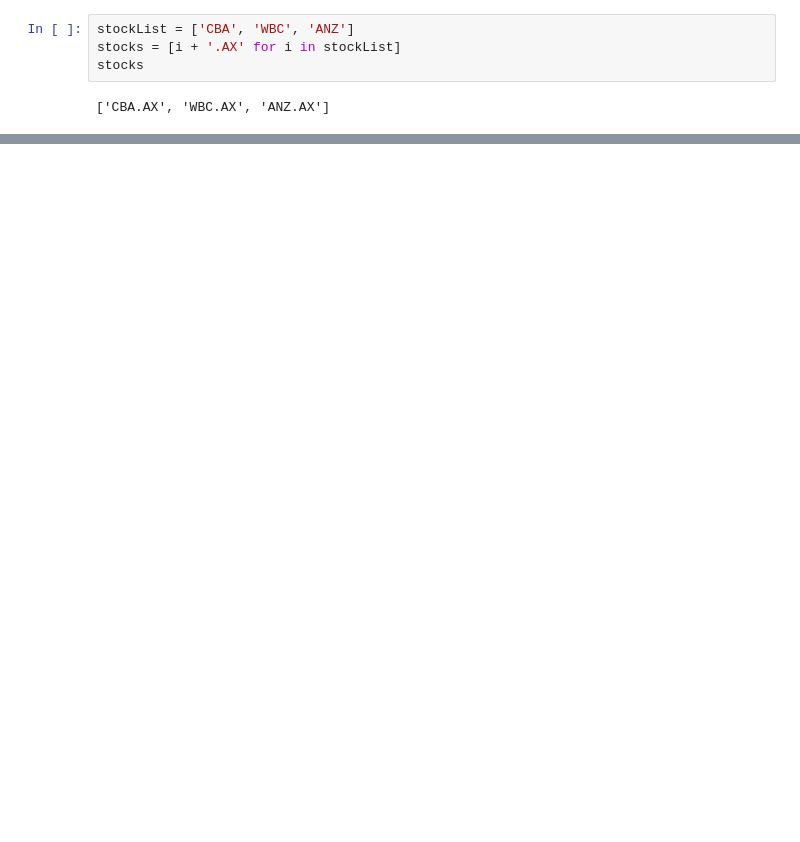
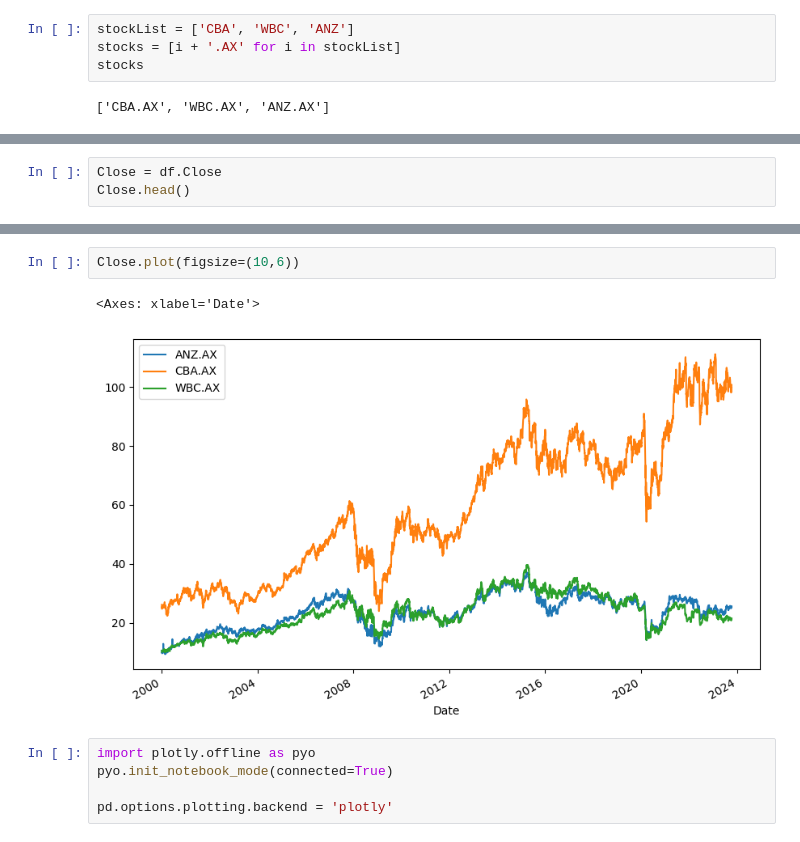
Before and after one commit to Kharpoose/finance-in-python, a Jupyter notebook: finance/Untitled1.ipynb, the cells around one changed output, grey strips where cells are left out. Cells and saved outputs as stored; diff of their text form; blank space fills up the shorter version.

```diff
--- a/finance/Untitled1.ipynb
+++ b/finance/Untitled1.ipynb
@@ -32,0 +67,3 @@ df.head()
+# %%
+Close = df.Close
+Close.head()
@@ -32,0 +91,10 @@ df.head()
+# %%
+Close.plot(figsize=(10,6))
+# %% [output]
+<Axes: xlabel='Date'>
+[figure, added]
+# %%
+import plotly.offline as pyo
+pyo.init_notebook_mode(connected=True)
+
+pd.options.plotting.backend = 'plotly'
```
Also changed, not shown: parts of 9 cells of this notebook.
